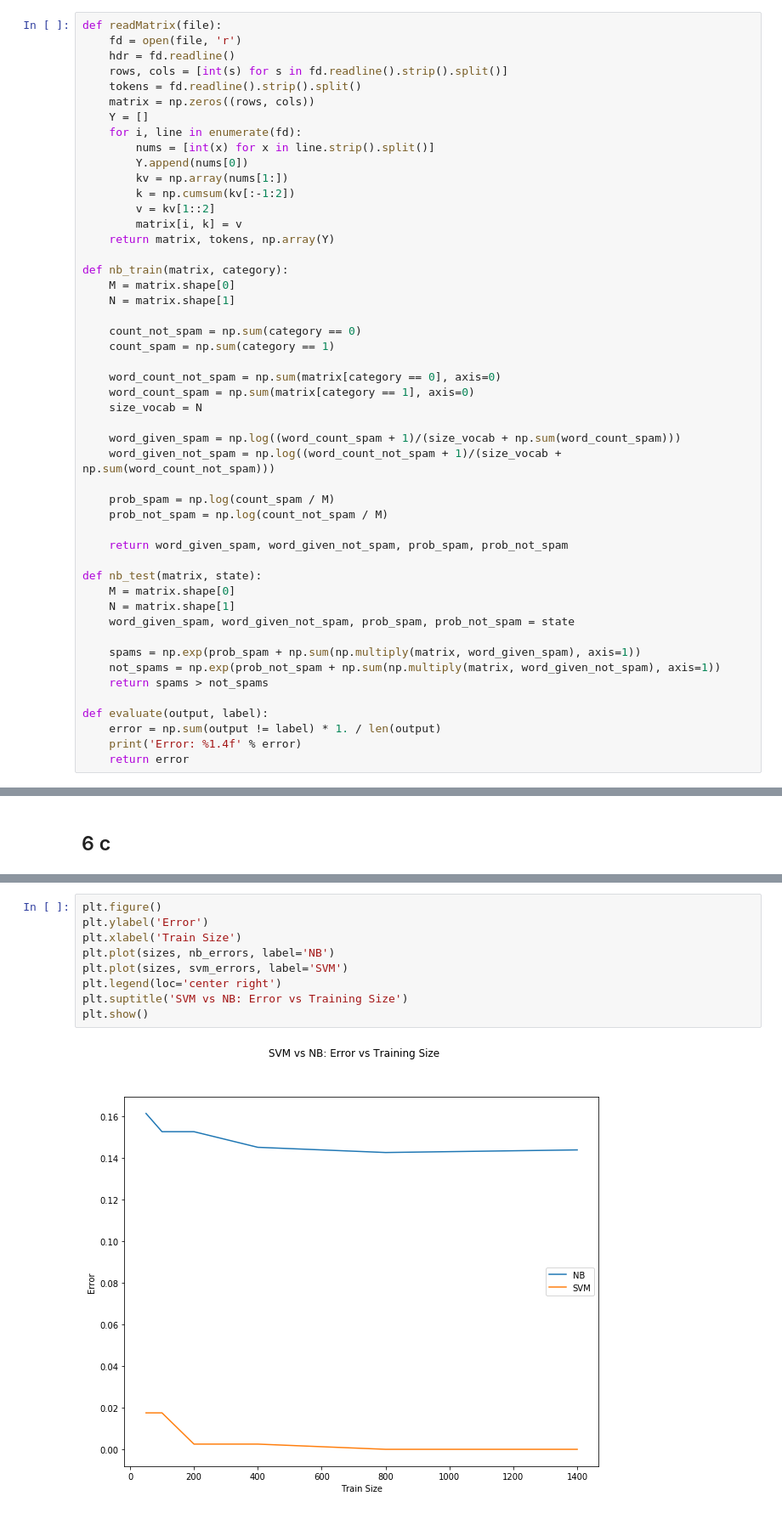
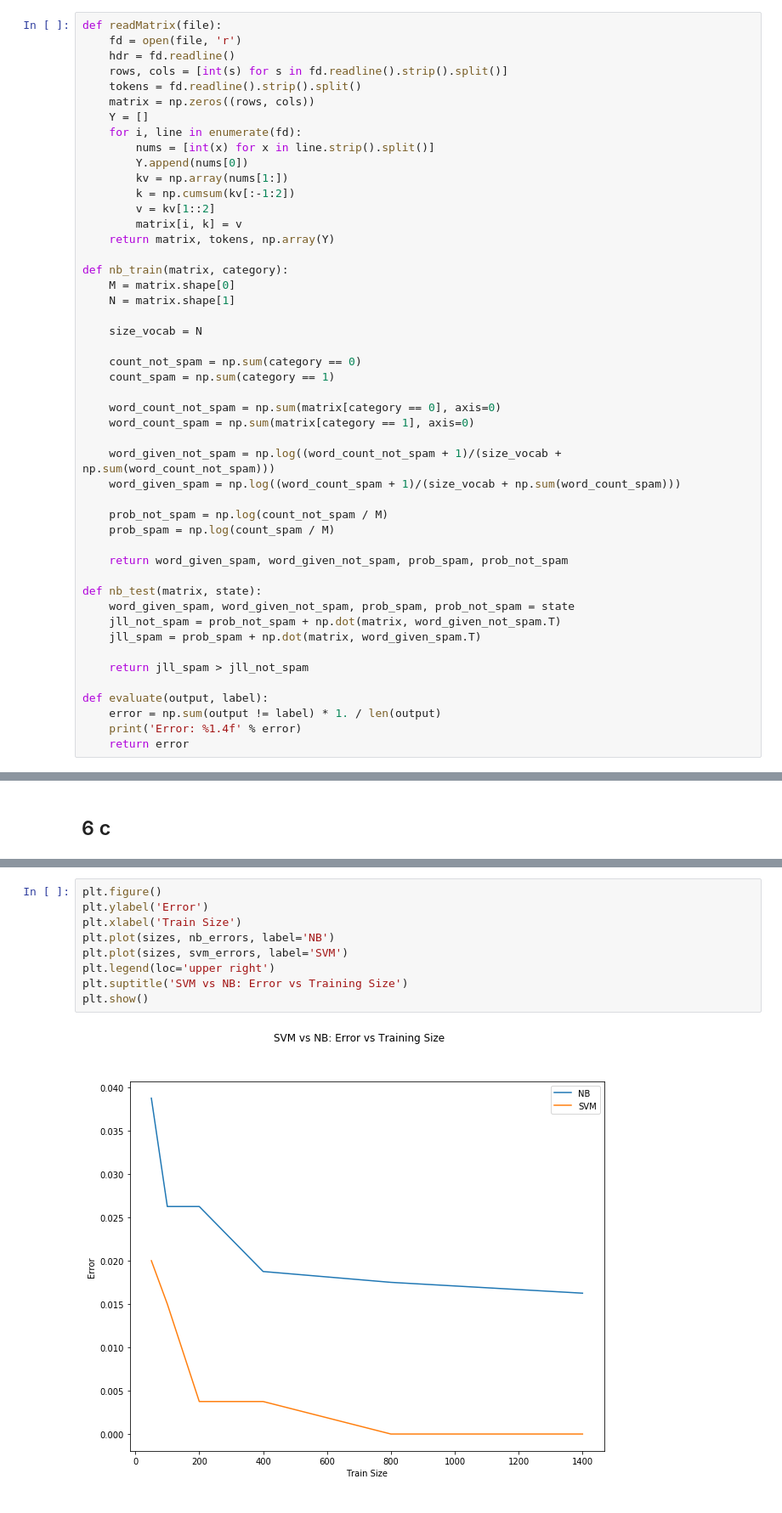
Before and after one commit to christydennison/cs229, a Jupyter notebook: pset2.6.ipynb, the cells around one changed output, grey strips where cells are left out. Shown: that part at 85% size. Cells and saved outputs as stored; diff of their text form.

```diff
--- a/pset2.6.ipynb
+++ b/pset2.6.ipynb
@@ -41,29 +39,28 @@ def nb_train(matrix, category):
     M = matrix.shape[0]
     N = matrix.shape[1]
 
+    size_vocab = N
+
     count_not_spam = np.sum(category == 0)
     count_spam = np.sum(category == 1)
 
     word_count_not_spam = np.sum(matrix[category == 0], axis=0)
     word_count_spam = np.sum(matrix[category == 1], axis=0)
-    size_vocab = N
 
+    word_given_not_spam = np.log((word_count_not_spam + 1)/(size_vocab + np.sum(word_count_not_spam)))
     word_given_spam = np.log((word_count_spam + 1)/(size_vocab + np.sum(word_count_spam)))
-    word_given_not_spam = np.log((word_count_not_spam + 1)/(size_vocab + np.sum(word_count_not_spam)))
 
+    prob_not_spam = np.log(count_not_spam / M)
     prob_spam = np.log(count_spam / M)
-    prob_not_spam = np.log(count_not_spam / M)
 
     return word_given_spam, word_given_not_spam, prob_spam, prob_not_spam
 
 def nb_test(matrix, state):
-    M = matrix.shape[0]
-    N = matrix.shape[1]
     word_given_spam, word_given_not_spam, prob_spam, prob_not_spam = state
+    jll_not_spam = prob_not_spam + np.dot(matrix, word_given_not_spam.T)
+    jll_spam = prob_spam + np.dot(matrix, word_given_spam.T)
 
-    spams = np.exp(prob_spam + np.sum(np.multiply(matrix, word_given_spam), axis=1))
-    not_spams = np.exp(prob_not_spam + np.sum(np.multiply(matrix, word_given_not_spam), axis=1))
-    return spams > not_spams
+    return jll_spam > jll_not_spam
 
 def evaluate(output, label):
     error = np.sum(output != label) * 1. / len(output)
@@ -145,11 +147,11 @@ SVM tends to do better with more data, whereas NB has a sweet spot, but they bot
 # %%
 plt.figure()
 plt.ylabel('Error')
 plt.xlabel('Train Size')
 plt.plot(sizes, nb_errors, label='NB')
 plt.plot(sizes, svm_errors, label='SVM')
-plt.legend(loc='center right')
+plt.legend(loc='upper right')
 plt.suptitle('SVM vs NB: Error vs Training Size')
 plt.show()
 # %% [output]
-[figure, old version]
+[figure, new version]
```
Also changed, not shown: parts of 9 cells of this notebook.
